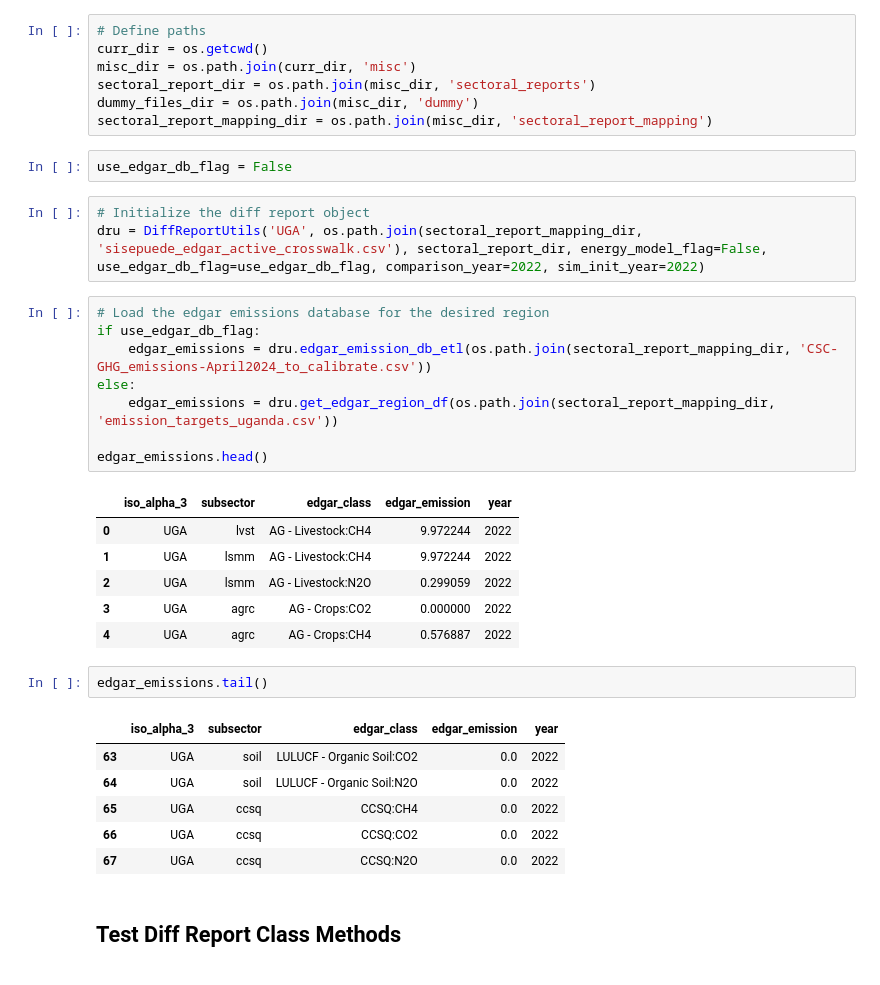
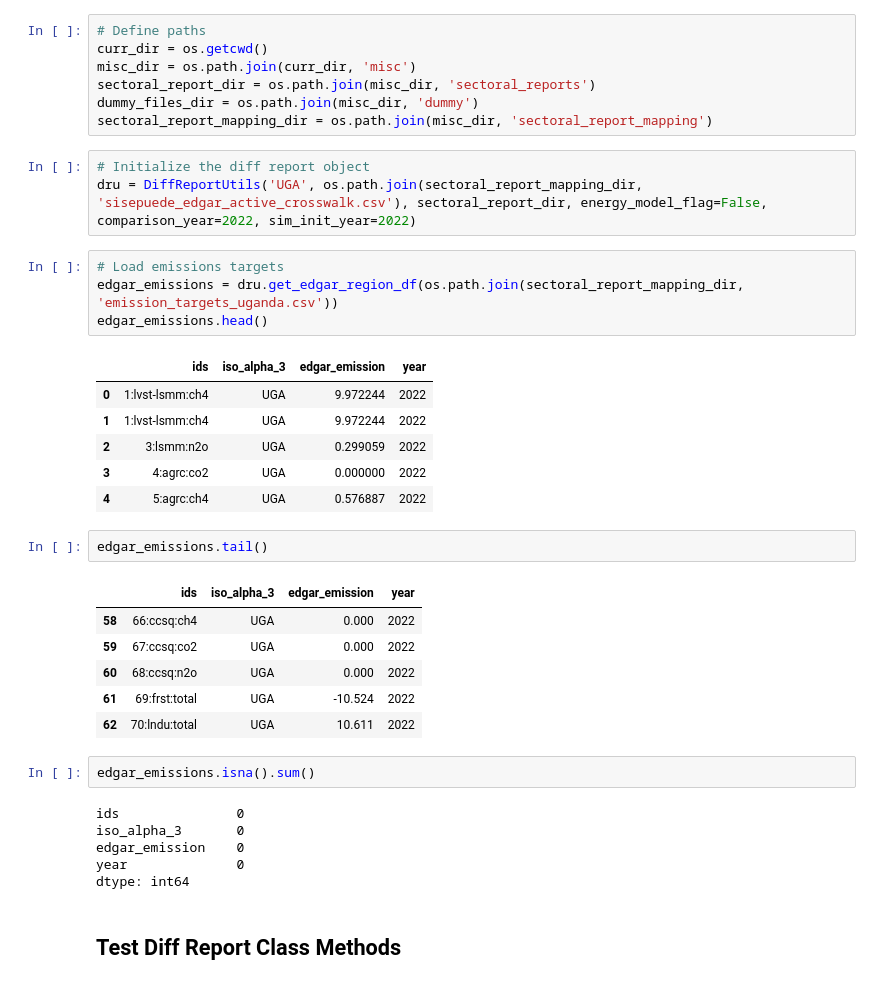
Before and after one commit to sisepuede-framework/ssp_data_calibration, a Jupyter notebook: src/test_diff_report_class.ipynb, the cells around one changed output. Drawn from its saved outputs; the diff is of its cells as text.

```diff
--- a/src/test_diff_report_class.ipynb
+++ b/src/test_diff_report_class.ipynb
@@ -17,35 +17,37 @@ misc_dir = os.path.join(curr_dir, 'misc')
 sectoral_report_dir = os.path.join(misc_dir, 'sectoral_reports')
 dummy_files_dir = os.path.join(misc_dir, 'dummy')
 sectoral_report_mapping_dir = os.path.join(misc_dir, 'sectoral_report_mapping')
-# %%
-use_edgar_db_flag = False
 # %%
 # Initialize the diff report object
-dru = DiffReportUtils('UGA', os.path.join(sectoral_report_mapping_dir, 'sisepuede_edgar_active_crosswalk.csv'), sectoral_report_dir, energy_model_flag=False, use_edgar_db_flag=use_edgar_db_flag, comparison_year=2022, sim_init_year=2022)
+dru = DiffReportUtils('UGA', os.path.join(sectoral_report_mapping_dir, 'sisepuede_edgar_active_crosswalk.csv'), sectoral_report_dir, energy_model_flag=False, comparison_year=2022, sim_init_year=2022)
 # %%
-# Load the edgar emissions database for the desired region
-if use_edgar_db_flag:
-    edgar_emissions = dru.edgar_emission_db_etl(os.path.join(sectoral_report_mapping_dir, 'CSC-GHG_emissions-April2024_to_calibrate.csv'))
-else:
-    edgar_emissions = dru.get_edgar_region_df(os.path.join(sectoral_report_mapping_dir, 'emission_targets_uganda.csv'))
-
+# Load emissions targets
+edgar_emissions = dru.get_edgar_region_df(os.path.join(sectoral_report_mapping_dir, 'emission_targets_uganda.csv'))
 edgar_emissions.head()
 # %% [output]
-|  | iso_alpha_3 | subsector | edgar_class | edgar_emission | year |
-| 0 | UGA | lvst | AG - Livestock:CH4 | 9.972244 | 2022 |
-| 1 | UGA | lsmm | AG - Livestock:CH4 | 9.972244 | 2022 |
-| 2 | UGA | lsmm | AG - Livestock:N2O | 0.299059 | 2022 |
-| 3 | UGA | agrc | AG - Crops:CO2 | 0.000000 | 2022 |
-| 4 | UGA | agrc | AG - Crops:CH4 | 0.576887 | 2022 |
+|  | ids | iso_alpha_3 | edgar_emission | year |
+| 0 | 1:lvst-lsmm:ch4 | UGA | 9.972244 | 2022 |
+| 1 | 1:lvst-lsmm:ch4 | UGA | 9.972244 | 2022 |
+| 2 | 3:lsmm:n2o | UGA | 0.299059 | 2022 |
+| 3 | 4:agrc:co2 | UGA | 0.000000 | 2022 |
+| 4 | 5:agrc:ch4 | UGA | 0.576887 | 2022 |
 # %%
 edgar_emissions.tail()
 # %% [output]
-|  | iso_alpha_3 | subsector | edgar_class | edgar_emission | year |
-| 63 | UGA | soil | LULUCF - Organic Soil:CO2 | 0.0 | 2022 |
-| 64 | UGA | soil | LULUCF - Organic Soil:N2O | 0.0 | 2022 |
-| 65 | UGA | ccsq | CCSQ:CH4 | 0.0 | 2022 |
-| 66 | UGA | ccsq | CCSQ:CO2 | 0.0 | 2022 |
-| 67 | UGA | ccsq | CCSQ:N2O | 0.0 | 2022 |
+|  | ids | iso_alpha_3 | edgar_emission | year |
+| 58 | 66:ccsq:ch4 | UGA | 0.000 | 2022 |
+| 59 | 67:ccsq:co2 | UGA | 0.000 | 2022 |
+| 60 | 68:ccsq:n2o | UGA | 0.000 | 2022 |
+| 61 | 69:frst:total | UGA | -10.524 | 2022 |
+| 62 | 70:lndu:total | UGA | 10.611 | 2022 |
+# %%
+edgar_emissions.isna().sum()
+# %% [output]
+ids               0
+iso_alpha_3       0
+edgar_emission    0
+year              0
+dtype: int64
 # %% [markdown]
 ## Test Diff Report Class Methods
 # %%
```
Also changed, not shown: parts of 18 cells of this notebook.
